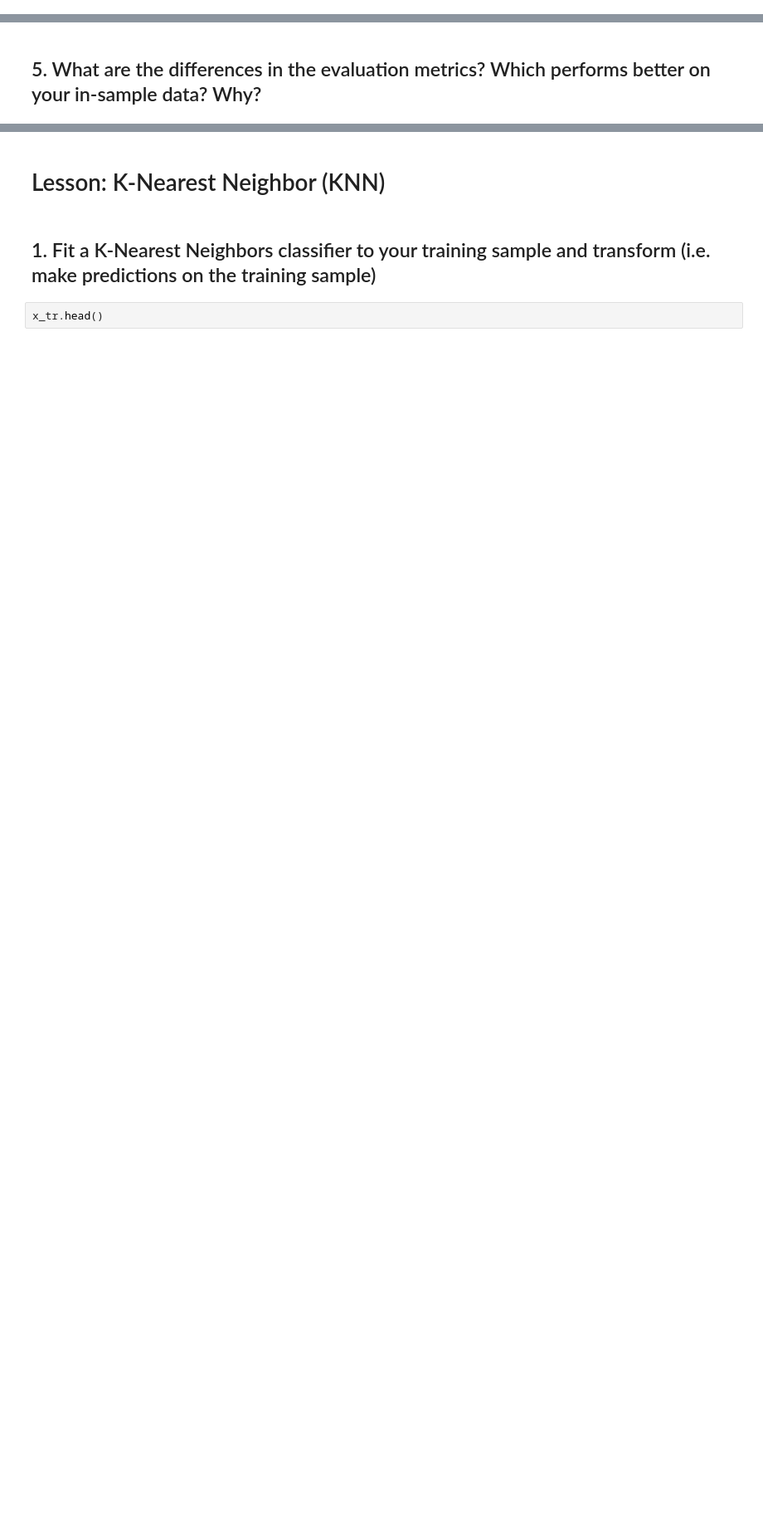
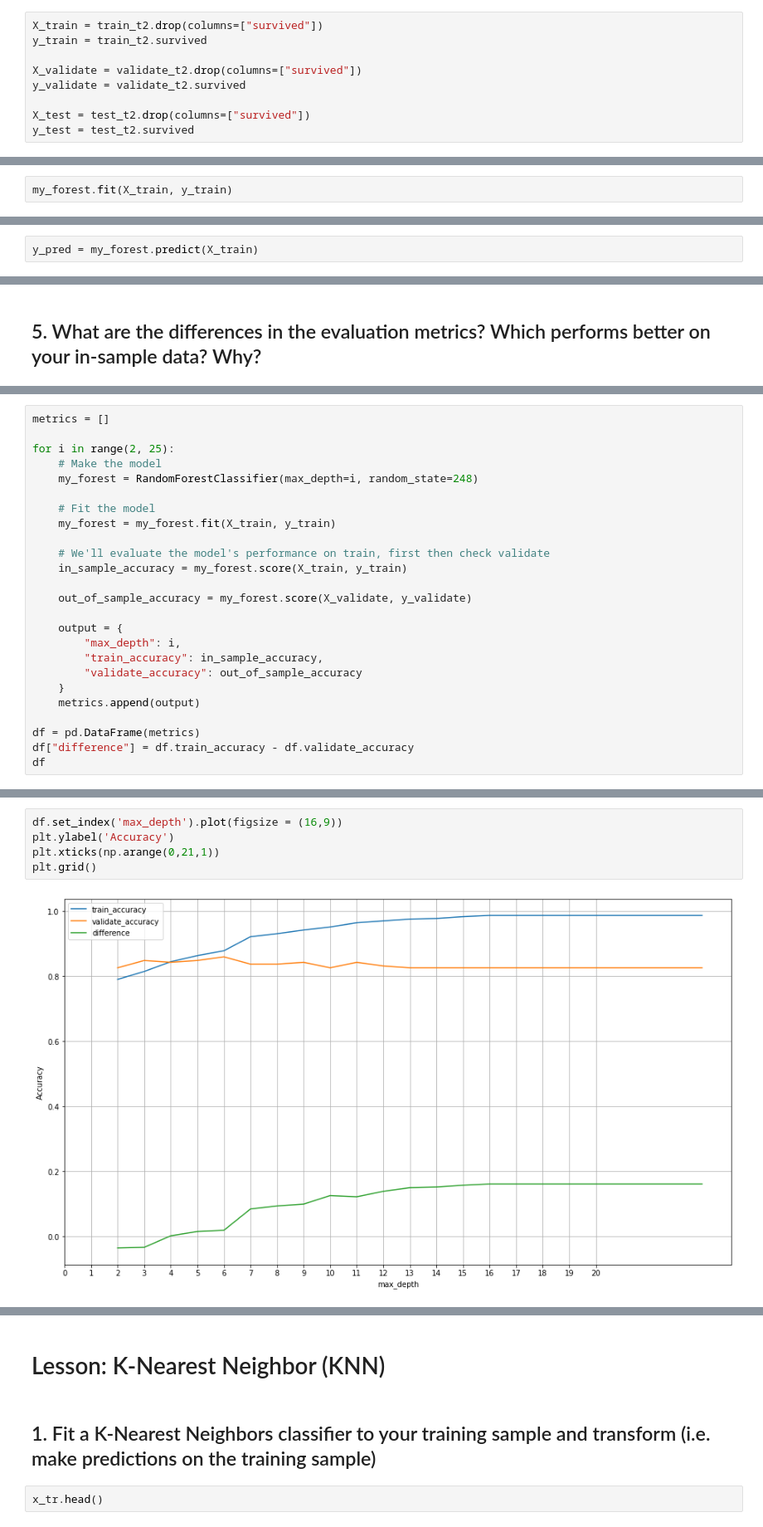
Before and after one commit to etclark3/classification-exercises, a Jupyter notebook: model.ipynb, the cells around one changed output, grey strips where cells are left out. Shown at 83% size. Cells and saved outputs as stored; diff of their text form; blank space fills up the shorter version.

```diff
--- a/model.ipynb
+++ b/model.ipynb
@@ -566,0 +597,9 @@ memory usage: 62.8+ KB
+# %%
+X_train = train_t2.drop(columns=["survived"])
+y_train = train_t2.survived
+
+X_validate = validate_t2.drop(columns=["survived"])
+y_validate = validate_t2.survived
+
+X_test = test_t2.drop(columns=["survived"])
+y_test = test_t2.survived
@@ -569,3 +624,5 @@ my_forest = RandomForestClassifier(max_depth=10, random_state=248)
 my_forest
 # %% [output]
 RandomForestClassifier(max_depth=10, random_state=248)
+# %%
+my_forest.fit(X_train, y_train)
@@ -572,3 +631,5 @@ RandomForestClassifier(max_depth=10, random_state=248)
+# %%
+y_pred = my_forest.predict(X_train)
 # %% [markdown]
 ## 2. Evaluate your results using the model score, confusion matrix, and classification report.
 # %% [markdown]
@@ -581,0 +736,25 @@ RandomForestClassifier(max_depth=10, random_state=248)
+# %%
+metrics = []
+
+for i in range(2, 25):
+    # Make the model
+    my_forest = RandomForestClassifier(max_depth=i, random_state=248)
+
+    # Fit the model
+    my_forest = my_forest.fit(X_train, y_train)
+
+    # We'll evaluate the model's performance on train, first then check validate
+    in_sample_accuracy = my_forest.score(X_train, y_train)
+
+    out_of_sample_accuracy = my_forest.score(X_validate, y_validate)
+
+    output = {
+        "max_depth": i,
+        "train_accuracy": in_sample_accuracy,
+        "validate_accuracy": out_of_sample_accuracy
+    }
+    metrics.append(output)
+
+df = pd.DataFrame(metrics)
+df["difference"] = df.train_accuracy - df.validate_accuracy
+df
@@ -581,0 +779,7 @@ RandomForestClassifier(max_depth=10, random_state=248)
+# %%
+df.set_index('max_depth').plot(figsize = (16,9))
+plt.ylabel('Accuracy')
+plt.xticks(np.arange(0,21,1))
+plt.grid()
+# %% [output]
+[figure, added]
```
Also changed, not shown: parts of 157 cells of this notebook.
